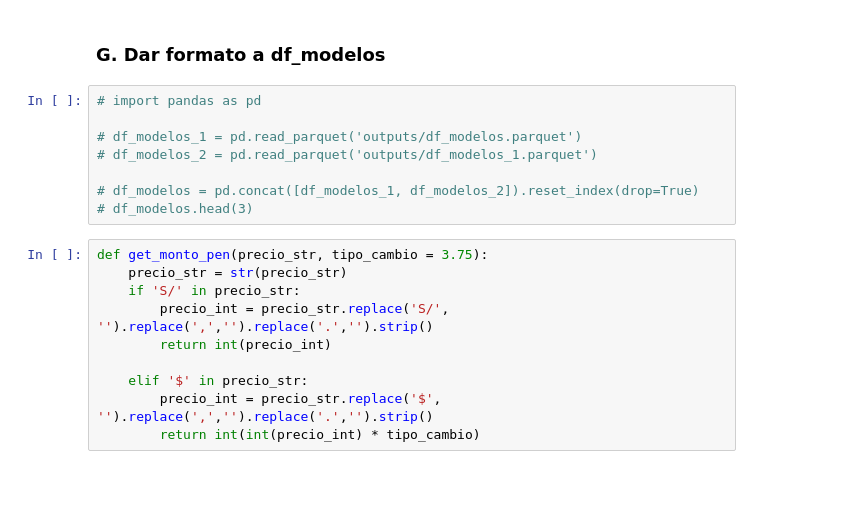
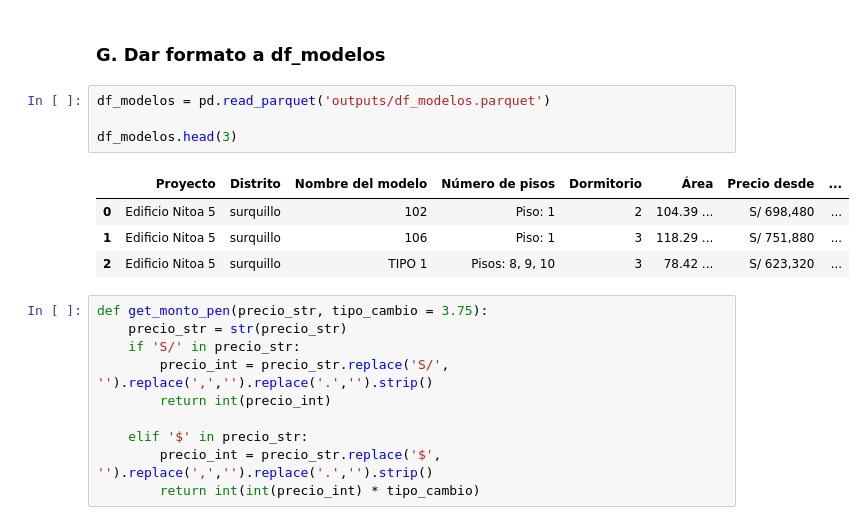
Before and after one commit to NahumFGz/NexoInmobiliarioScrapper, a Jupyter notebook: v2 - Scrapp.ipynb, the cells around one changed output. Drawn from its saved outputs; the diff is of its cells as text; blank space fills up the shorter version.

```diff
--- a/v2 - Scrapp.ipynb
+++ b/v2 - Scrapp.ipynb
@@ -473,13 +502,14 @@ df_proyectos_format.dtypes
 # %% [markdown]
 ### G. Dar formato a df_modelos
-# %%
-# import pandas as pd
-
-# df_modelos_1 = pd.read_parquet('outputs/df_modelos.parquet')
-# df_modelos_2 = pd.read_parquet('outputs/df_modelos_1.parquet')
-
-# df_modelos = pd.concat([df_modelos_1, df_modelos_2]).reset_index(drop=True)
-# df_modelos.head(3)
+# %%
+df_modelos = pd.read_parquet('outputs/df_modelos.parquet')
+
+df_modelos.head(3)
+# %% [output]
+|  | Proyecto | Distrito | Nombre del modelo | Número de pisos | Dormitorio | Área | Precio desde | ... |
+| 0 | Edificio Nitoa 5 | surquillo | 102 | Piso: 1 | 2 | 104.39 ... | S/ 698,480 | ... |
+| 1 | Edificio Nitoa 5 | surquillo | 106 | Piso: 1 | 3 | 118.29 ... | S/ 751,880 | ... |
+| 2 | Edificio Nitoa 5 | surquillo | TIPO 1 | Pisos: 8, 9, 10 | 3 | 78.42 ... | S/ 623,320 | ... |
 # %%
 def get_monto_pen(precio_str, tipo_cambio = 3.75):
     precio_str = str(precio_str)
```
Also changed, not shown: parts of 6 cells of this notebook.
